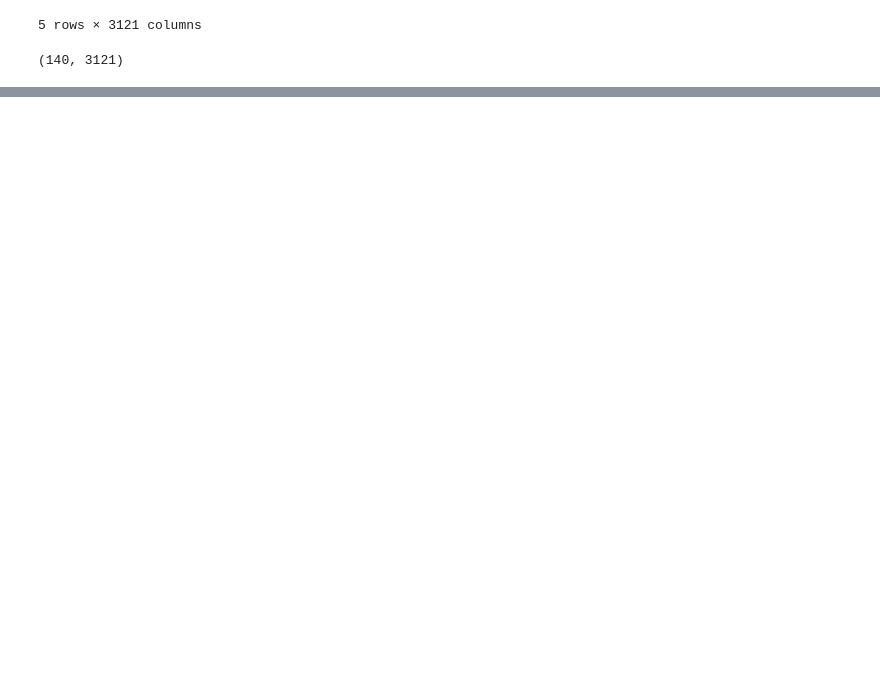
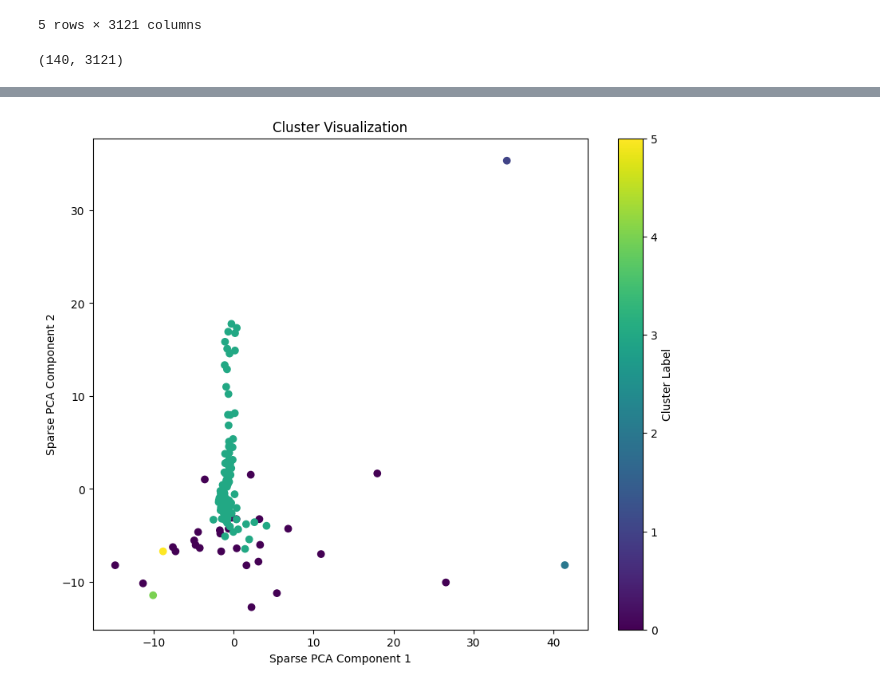
Before and after one commit to r7shun/omics, a Jupyter notebook: cluster.ipynb, the cells around one changed output, grey strips where cells are left out. Drawn from its saved outputs; the diff is of its cells as text; code cells hidden in the pictures; blank space fills up the shorter version.

```diff
--- a/cluster.ipynb
+++ b/cluster.ipynb
@@ -98,0 +112,22 @@ plt.show()
+# %%
+optimal_k = 6
+final_kmeans = KMeans(n_clusters=optimal_k, random_state=42)
+final_kmeans.fit(sparse_pca_data)
+
+# Getting the cluster labels
+cluster_labels = final_kmeans.labels_
+
+# You can now use cluster_labels for further analysis
+# %%
+import matplotlib.pyplot as plt
+
+# Assuming you've done a Sparse PCA with at least 2 components
+plt.figure(figsize=(10, 8))
+plt.scatter(sparse_pca_data[:, 0], sparse_pca_data[:, 1], c=cluster_labels, cmap='viridis')
+plt.title('Cluster Visualization')
+plt.xlabel('Sparse PCA Component 1')
+plt.ylabel('Sparse PCA Component 2')
+plt.colorbar(label='Cluster Label')
+plt.show()
+# %% [output]
+[figure, added]
```
Also changed, not shown: parts of 8 cells of this notebook, 3 other files.
